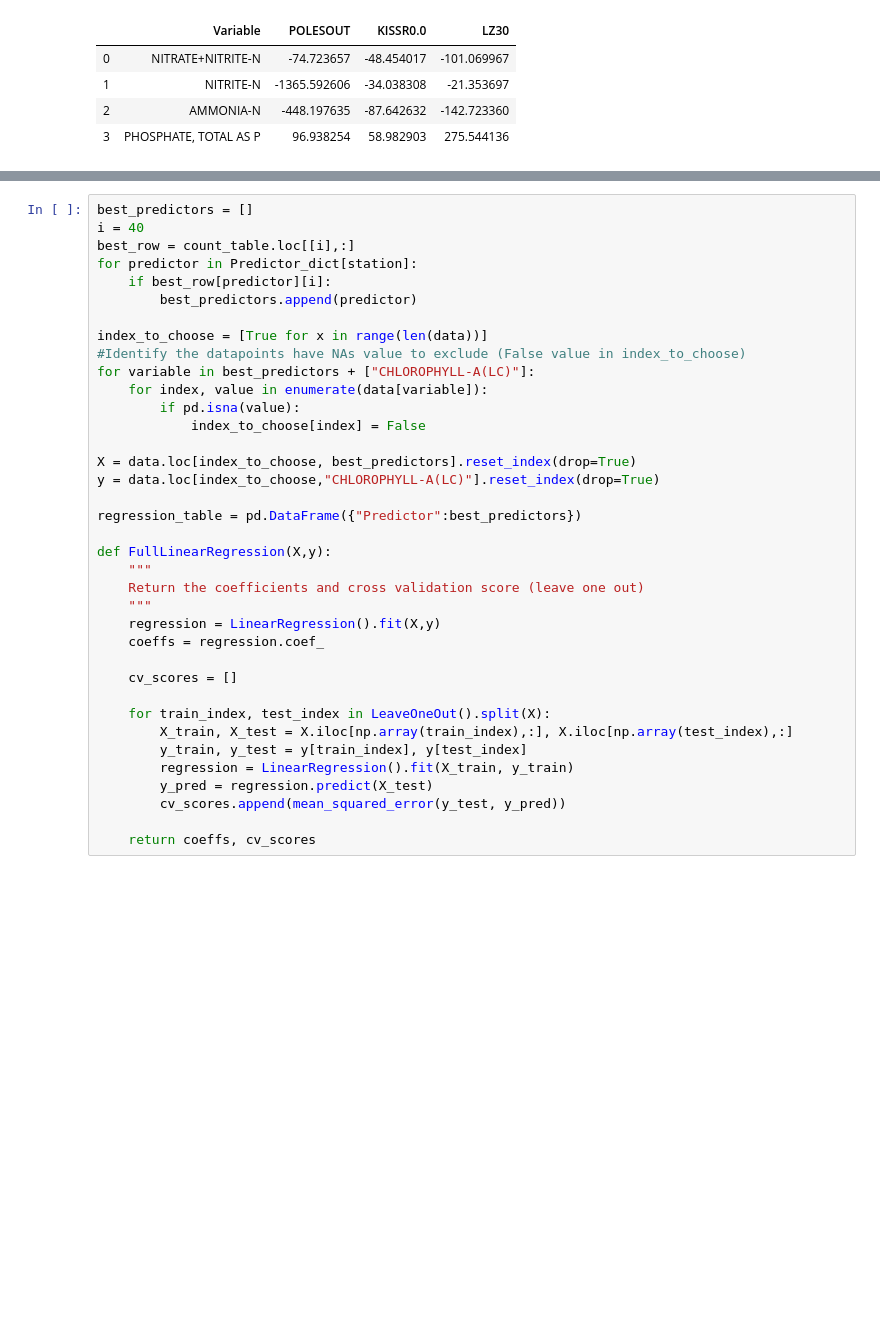
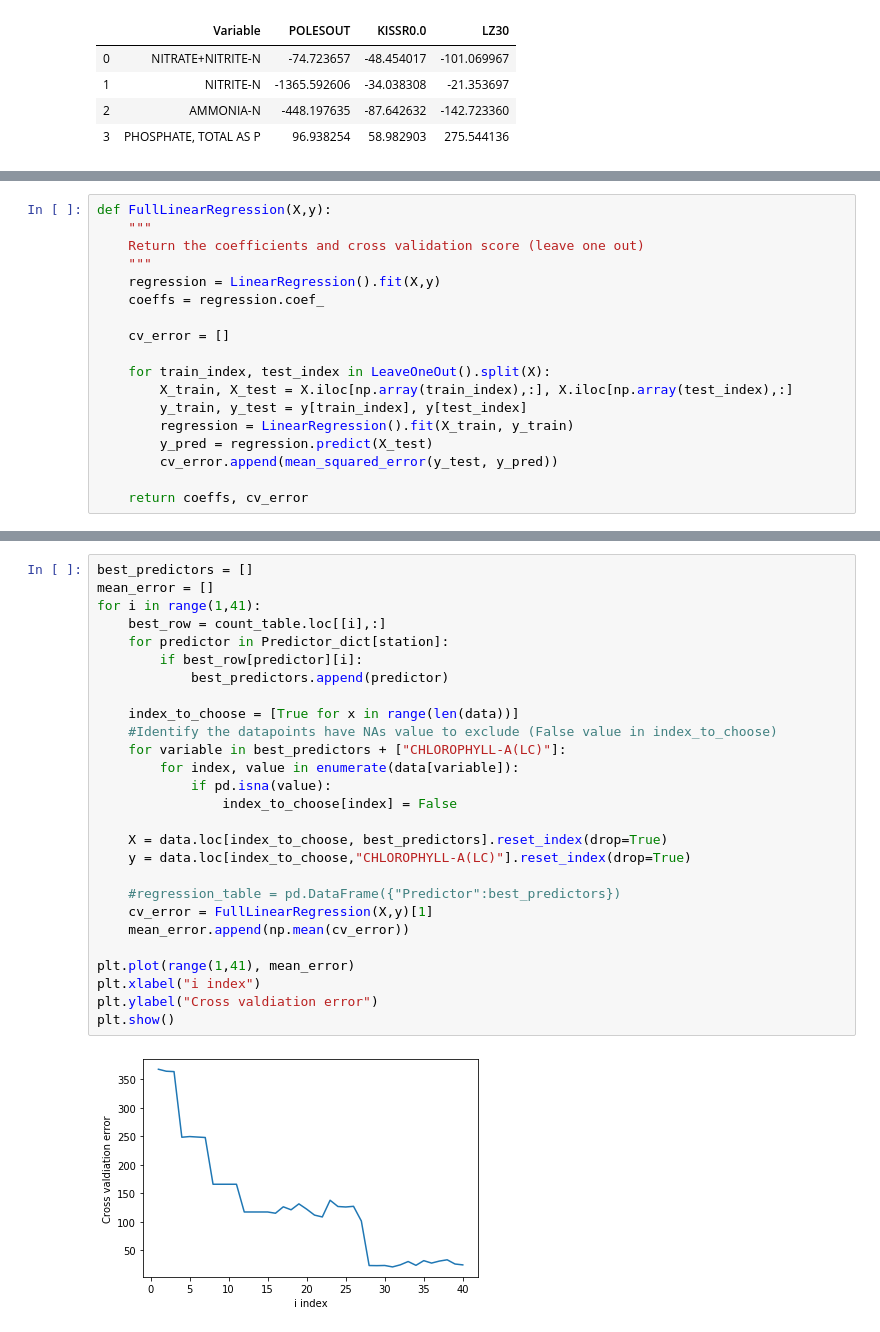
Before and after one commit to quachhungvietnam/HarmfulAlgalBloom, a Jupyter notebook: Capstone Code/In Situ/DBHydro Prediction.ipynb, the cells around one changed output, grey strips where cells are left out. Saved outputs shown, nothing was run; the diff lists cells and outputs as text; blank space fills up the shorter version.

```diff
--- a/Capstone Code/In Situ/DBHydro Prediction.ipynb
+++ b/Capstone Code/In Situ/DBHydro Prediction.ipynb
@@ -233,3 +230,21 @@ def count_num_points(data, station):
+# %%
+def FullLinearRegression(X,y):
+    """
+    Return the coefficients and cross validation score (leave one out)
+    """
+    regression = LinearRegression().fit(X,y)
+    coeffs = regression.coef_
+
+    cv_error = []
+
+    for train_index, test_index in LeaveOneOut().split(X):
+        X_train, X_test = X.iloc[np.array(train_index),:], X.iloc[np.array(test_index),:]
+        y_train, y_test = y[train_index], y[test_index]
+        regression = LinearRegression().fit(X_train, y_train)
+        y_pred = regression.predict(X_test)
+        cv_error.append(mean_squared_error(y_test, y_pred))
+
+    return coeffs, cv_error
 # %%
 station = "POLESOUT"
 data = Data_clean_up(pd.read_csv(f"{station}.csv"))
@@ -256,37 +270,29 @@ See the caveats in the documentation: http://pandas.pydata.org/pandas-docs/stabl
 # %%
 best_predictors = []
-i = 40
-best_row = count_table.loc[[i],:]
-for predictor in Predictor_dict[station]:
-    if best_row[predictor][i]:
-        best_predictors.append(predictor)
+mean_error = []
+for i in range(1,41):
+    best_row = count_table.loc[[i],:]
+    for predictor in Predictor_dict[station]:
+        if best_row[predictor][i]:
+            best_predictors.append(predictor)
 
-index_to_choose = [True for x in range(len(data))]
-#Identify the datapoints have NAs value to exclude (False value in index_to_choose)
-for variable in best_predictors + ["CHLOROPHYLL-A(LC)"]:
-    for index, value in enumerate(data[variable]):
-        if pd.isna(value):
-            index_to_choose[index] = False
+    index_to_choose = [True for x in range(len(data))]
+    #Identify the datapoints have NAs value to exclude (False value in index_to_choose)
+    for variable in best_predictors + ["CHLOROPHYLL-A(LC)"]:
+        for index, value in enumerate(data[variable]):
+            if pd.isna(value):
+                index_to_choose[index] = False
 
-X = data.loc[index_to_choose, best_predictors].reset_index(drop=True)
-y = data.loc[index_to_choose,"CHLOROPHYLL-A(LC)"].reset_index(drop=True)
+    X = data.loc[index_to_choose, best_predictors].reset_index(drop=True)
+    y = data.loc[index_to_choose,"CHLOROPHYLL-A(LC)"].reset_index(drop=True)
 
-regression_table = pd.DataFrame({"Predictor":best_predictors})
+    #regression_table = pd.DataFrame({"Predictor":best_predictors})
+    cv_error = FullLinearRegression(X,y)[1]
+    mean_error.append(np.mean(cv_error))
 
-def FullLinearRegression(X,y):
-    """
-    Return the coefficients and cross validation score (leave one out)
-    """
-    regression = LinearRegression().fit(X,y)
-    coeffs = regression.coef_
-
-    cv_scores = []
-
-    for train_index, test_index in LeaveOneOut().split(X):
-        X_train, X_test = X.iloc[np.array(train_index),:], X.iloc[np.array(test_index),:]
-        y_train, y_test = y[train_index], y[test_index]
-        regression = LinearRegression().fit(X_train, y_train)
-        y_pred = regression.predict(X_test)
-        cv_scores.append(mean_squared_error(y_test, y_pred))
-
-    return coeffs, cv_scores
+plt.plot(range(1,41), mean_error)
+plt.xlabel("i index")
+plt.ylabel("Cross valdiation error")
+plt.show()
+# %% [output]
+[figure, added]
```
Also changed, not shown: parts of 10 cells of this notebook.
